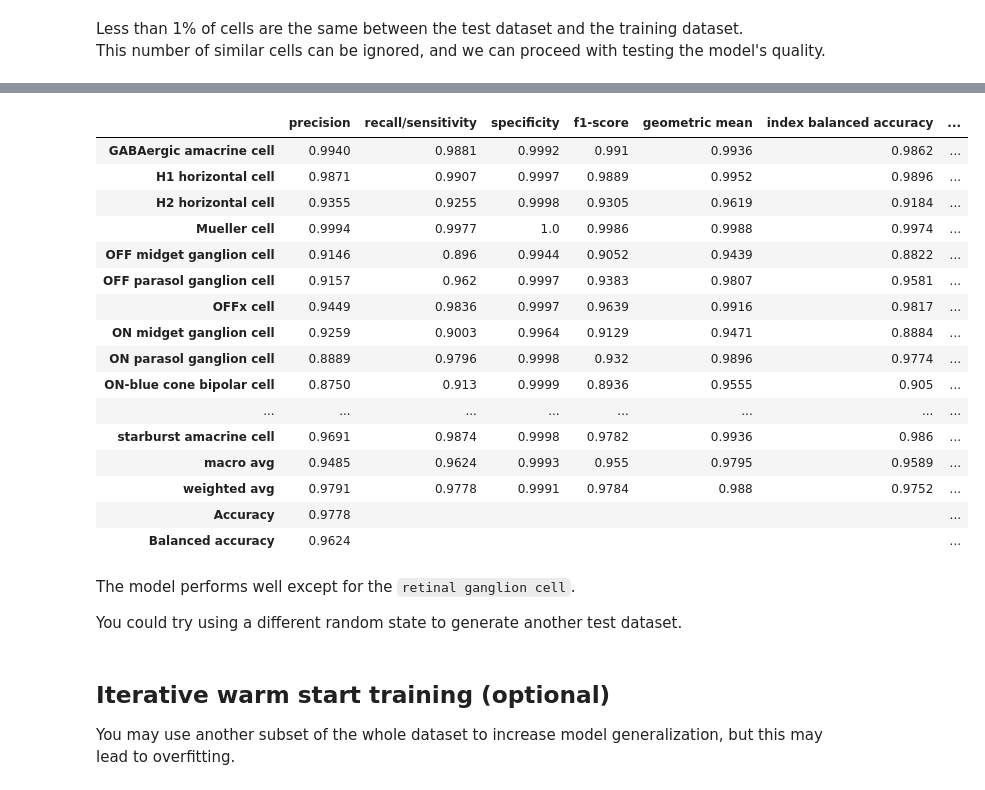
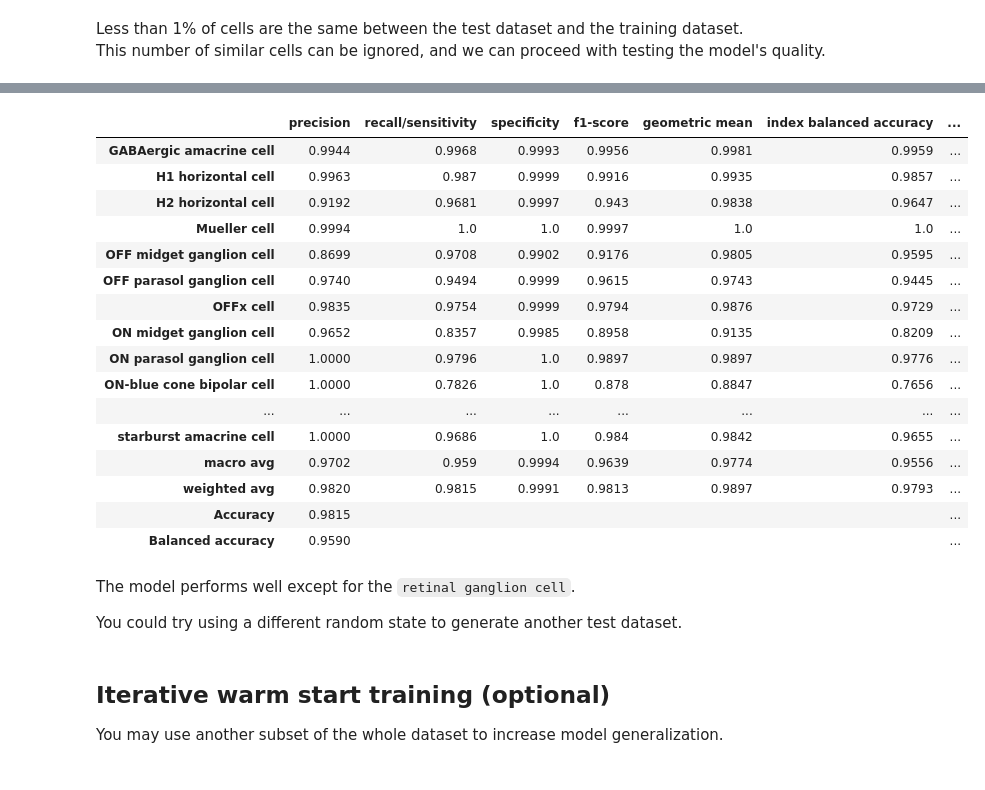
Before and after one commit to Chechekhins/scParadise, a Jupyter notebook: docs/tutorials/notebooks/scAdam/Managing_large_and_complex_training_datasets.ipynb, the cells around one changed output, grey strips where cells are left out. Drawn from its saved outputs; the diff is of its cells as text; code cells hidden in the pictures.

```diff
--- a/docs/tutorials/notebooks/scAdam/Managing_large_and_complex_training_datasets.ipynb
+++ b/docs/tutorials/notebooks/scAdam/Managing_large_and_complex_training_datasets.ipynb
@@ -105,9 +115,10 @@ Successfully oversampled cell types: rod bipolar cell, H1 horizontal cell, diffu
 # %%
 # Train scadam model using adata_fraction dataset
-scparadise.scadam.train(adata_balanced,
-                        path = 'snRNAseq_human_retina', # path to save model
-                        model_name = 'model_scAdam', # folder name with model
-                        celltype_l1 = 'celltype_l1', # previously: majorclass
-                        celltype_l2 = 'celltype_l2', # previously: cell_type
-                        eval_metric = ['balanced_accuracy', 'accuracy'])
+scparadise.scadam.train(
+    adata_balanced,
+    path = 'snRNAseq_human_retina', # path to save model
+    model_name = 'Human_Retina_scAdam', # folder name with model
+    celltype_keys = lst_annotations,
+    eval_metric = ['accuracy', 'balanced_accuracy']
+)
 # %% [output]
@@ -134,11 +143,12 @@ Successfully saved model at snRNAseq_human_retina/model_scAdam/model.zip
 For model evaluation, we use another subset of 25,000 cells generated using a different random state.
 # %%
 # Get test dataset for model quality evaluation
-adata_test = scparadise.scnoah.get_frac(path = '2e910e62-7eaf-4c06-80cb-8918e3eea16e.h5ad',
-                                        fraction = 25000,
-                                        path_save = 'snRNAseq_human_retina',
-                                        celltype = 'cell_type',
-                                        random_state = 42)
+adata_test = scparadise.scnoah.get_frac(
+    path = '2e910e62-7eaf-4c06-80cb-8918e3eea16e.h5ad',
+    fraction = 25000,
+    stratify = 'cell_type',
+    random_state = 42
+)
 # %%
 # Check common cells between test and training datasets
 lst_train = adata_fraction.obs_names.tolist()
@@ -159,6 +169,7 @@ adata_test = adata_test.raw.to_adata()
 
 # Replace variable names with gene names
 adata_test.var.set_index('feature_name', inplace = True)
+adata_test.var_names = adata_test.var_names.astype('str')
 adata_test.var_names_make_unique()
 
 # Normalize data
@@ -167,6 +178,8 @@ sc.pp.log1p(adata_test)
 adata_test.raw = adata_test
 # %%
 # Predict cell types using trained model
-adata_test = scparadise.scadam.predict(adata_test,
-                                       path_model = 'snRNAseq_human_retina/model_scAdam')
+adata_test = scparadise.scadam.predict(
+    adata_test,
+    path_model = 'snRNAseq_human_retina/Human_Retina_scAdam'
+)
 # %% [output]
@@ -203,27 +218,29 @@ df_l1
 # %%
 ## Check model quality
-df_l2 = scparadise.scnoah.report_classif_full(adata_test,
-                                              celltype = 'cell_type',
-                                              pred_celltype = 'pred_celltype_l2')
+df_l2 = scparadise.scnoah.report_classif_full(
+    adata_test,
+    celltype = 'cell_type',
+    pred_celltype = 'pred_celltype_l2'
+)
 df_l2
 # %% [output]
 |  | precision | recall/sensitivity | specificity | f1-score | geometric mean | index balanced accuracy | ... |
-| GABAergic amacrine cell | 0.9940 | 0.9881 | 0.9992 | 0.991 | 0.9936 | 0.9862 | ... |
-| H1 horizontal cell | 0.9871 | 0.9907 | 0.9997 | 0.9889 | 0.9952 | 0.9896 | ... |
-| H2 horizontal cell | 0.9355 | 0.9255 | 0.9998 | 0.9305 | 0.9619 | 0.9184 | ... |
-| Mueller cell | 0.9994 | 0.9977 | 1.0 | 0.9986 | 0.9988 | 0.9974 | ... |
-| OFF midget ganglion cell | 0.9146 | 0.896 | 0.9944 | 0.9052 | 0.9439 | 0.8822 | ... |
-| OFF parasol ganglion cell | 0.9157 | 0.962 | 0.9997 | 0.9383 | 0.9807 | 0.9581 | ... |
-| OFFx cell | 0.9449 | 0.9836 | 0.9997 | 0.9639 | 0.9916 | 0.9817 | ... |
-| ON midget ganglion cell | 0.9259 | 0.9003 | 0.9964 | 0.9129 | 0.9471 | 0.8884 | ... |
-| ON parasol ganglion cell | 0.8889 | 0.9796 | 0.9998 | 0.932 | 0.9896 | 0.9774 | ... |
-| ON-blue cone bipolar cell | 0.8750 | 0.913 | 0.9999 | 0.8936 | 0.9555 | 0.905 | ... |
+| GABAergic amacrine cell | 0.9944 | 0.9968 | 0.9993 | 0.9956 | 0.9981 | 0.9959 | ... |
+| H1 horizontal cell | 0.9963 | 0.987 | 0.9999 | 0.9916 | 0.9935 | 0.9857 | ... |
+| H2 horizontal cell | 0.9192 | 0.9681 | 0.9997 | 0.943 | 0.9838 | 0.9647 | ... |
+| Mueller cell | 0.9994 | 1.0 | 1.0 | 0.9997 | 1.0 | 1.0 | ... |
+| OFF midget ganglion cell | 0.8699 | 0.9708 | 0.9902 | 0.9176 | 0.9805 | 0.9595 | ... |
+| OFF parasol ganglion cell | 0.9740 | 0.9494 | 0.9999 | 0.9615 | 0.9743 | 0.9445 | ... |
+| OFFx cell | 0.9835 | 0.9754 | 0.9999 | 0.9794 | 0.9876 | 0.9729 | ... |
+| ON midget ganglion cell | 0.9652 | 0.8357 | 0.9985 | 0.8958 | 0.9135 | 0.8209 | ... |
+| ON parasol ganglion cell | 1.0000 | 0.9796 | 1.0 | 0.9897 | 0.9897 | 0.9776 | ... |
+| ON-blue cone bipolar cell | 1.0000 | 0.7826 | 1.0 | 0.878 | 0.8847 | 0.7656 | ... |
 | ... | ... | ... | ... | ... | ... | ... | ... |
-| starburst amacrine cell | 0.9691 | 0.9874 | 0.9998 | 0.9782 | 0.9936 | 0.986 | ... |
-| macro avg | 0.9485 | 0.9624 | 0.9993 | 0.955 | 0.9795 | 0.9589 | ... |
-| weighted avg | 0.9791 | 0.9778 | 0.9991 | 0.9784 | 0.988 | 0.9752 | ... |
-| Accuracy | 0.9778 |  |  |  |  |  | ... |
-| Balanced accuracy | 0.9624 |  |  |  |  |  | ... |
+| starburst amacrine cell | 1.0000 | 0.9686 | 1.0 | 0.984 | 0.9842 | 0.9655 | ... |
+| macro avg | 0.9702 | 0.959 | 0.9994 | 0.9639 | 0.9774 | 0.9556 | ... |
+| weighted avg | 0.9820 | 0.9815 | 0.9991 | 0.9813 | 0.9897 | 0.9793 | ... |
+| Accuracy | 0.9815 |  |  |  |  |  | ... |
+| Balanced accuracy | 0.9590 |  |  |  |  |  | ... |
 # %% [markdown]
 The model performs well except for the `retinal ganglion cell`. <br>
 
@@ -231,5 +248,5 @@ You could try using a different random state to generate another test dataset.
 # %% [markdown]
 ## Iterative warm start training (optional)
 
-You may use another subset of the whole dataset to increase model generalization, but this may lead to overfitting.
+You may use another subset of the whole dataset to increase model generalization.
 # %%
```
Also changed, not shown: parts of 17 cells of this notebook.
